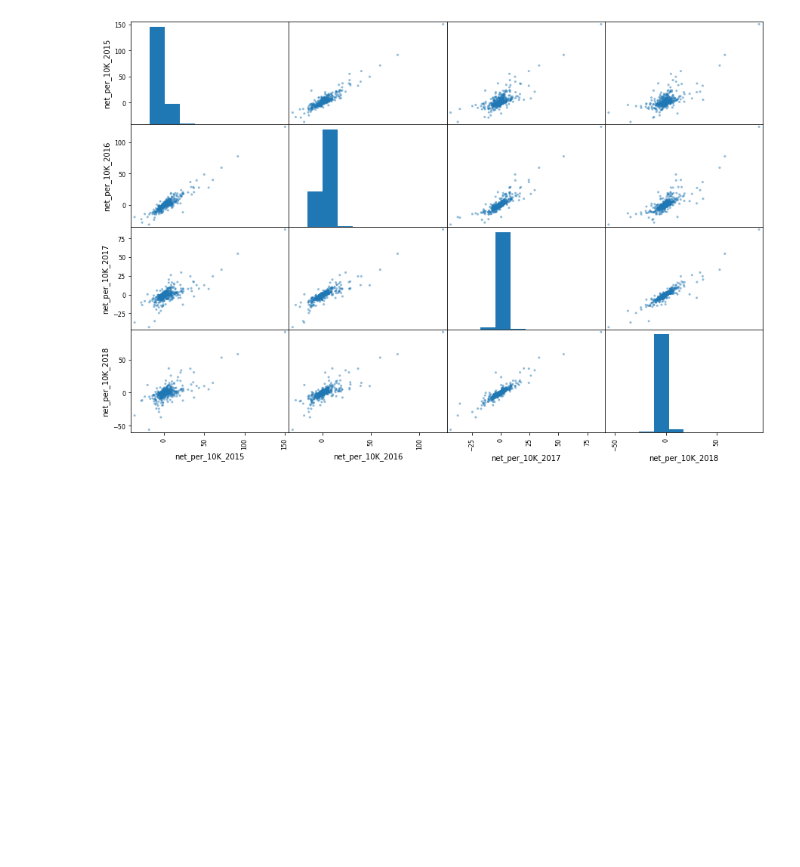
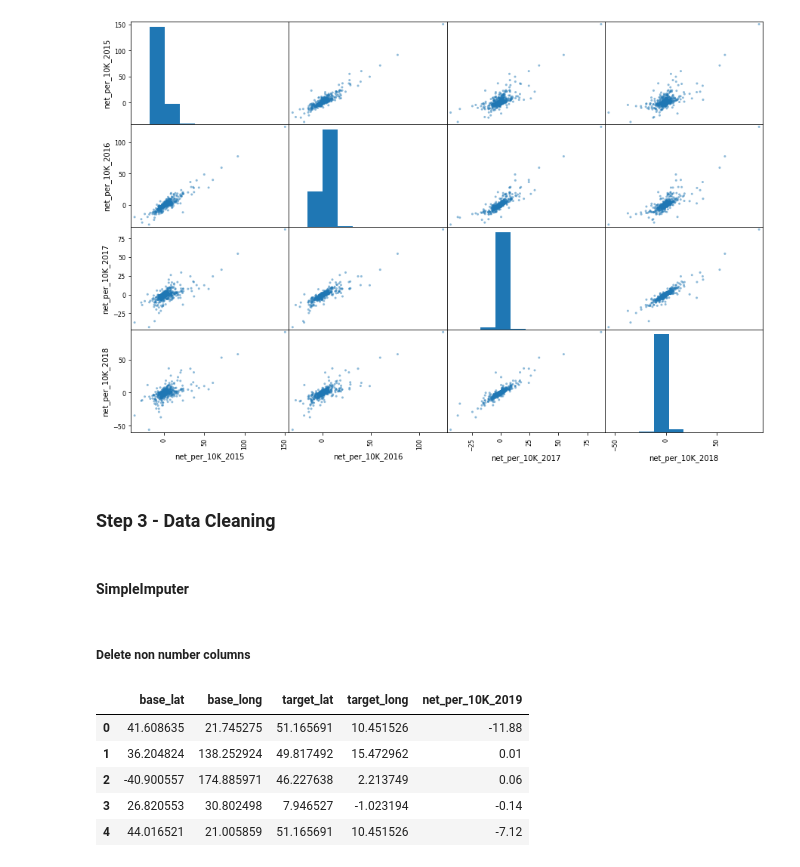
Before and after one commit to myp79/Data_Mining, a Jupyter notebook: main.ipynb, the cells around one changed output. Cells and saved outputs as stored; diff of their text form; code cells hidden in the pictures; blank space fills up the shorter version.

```diff
--- a/main.ipynb
+++ b/main.ipynb
@@ -99,3 +96,28 @@ scatter_matrix(data[features],figsize=(15,10))
 plt.show()
 # %% [output]
 [figure]
+# %% [markdown]
+### Step 3 - Data Cleaning
+# %% [markdown]
+#### SimpleImputer
+# %%
+df=train_set.copy()
+df_lable = df[['net_per_10K_2015', 'net_per_10K_2016',
+               'net_per_10K_2017', 'net_per_10K_2018']]
+df=df.drop(['net_per_10K_2015','net_per_10K_2016','net_per_10K_2017','net_per_10K_2018'],axis=1)
+# %% [markdown]
+##### Delete non number columns
+# %%
+df_num=df.drop(['base_country_wb_region','base_country_wb_income','base_country_name','base_country_code','target_country_code','target_country_name','target_country_wb_region','target_country_wb_income'],axis=1)
+imputer=SimpleImputer(missing_values=np.nan,strategy='median')
+imputer.fit(df_num)
+x=imputer.transform(df_num)
+df_num_imput_tr=pd.DataFrame(x,columns=df_num.columns)
+df_num_imput_tr.head()
+# %% [output]
+|  | base_lat | base_long | target_lat | target_long | net_per_10K_2019 |
+| 0 | 41.608635 | 21.745275 | 51.165691 | 10.451526 | -11.88 |
+| 1 | 36.204824 | 138.252924 | 49.817492 | 15.472962 | 0.01 |
+| 2 | -40.900557 | 174.885971 | 46.227638 | 2.213749 | 0.06 |
+| 3 | 26.820553 | 30.802498 | 7.946527 | -1.023194 | -0.14 |
+| 4 | 44.016521 | 21.005859 | 51.165691 | 10.451526 | -7.12 |
```
Also changed, not shown: parts of 9 cells of this notebook.
